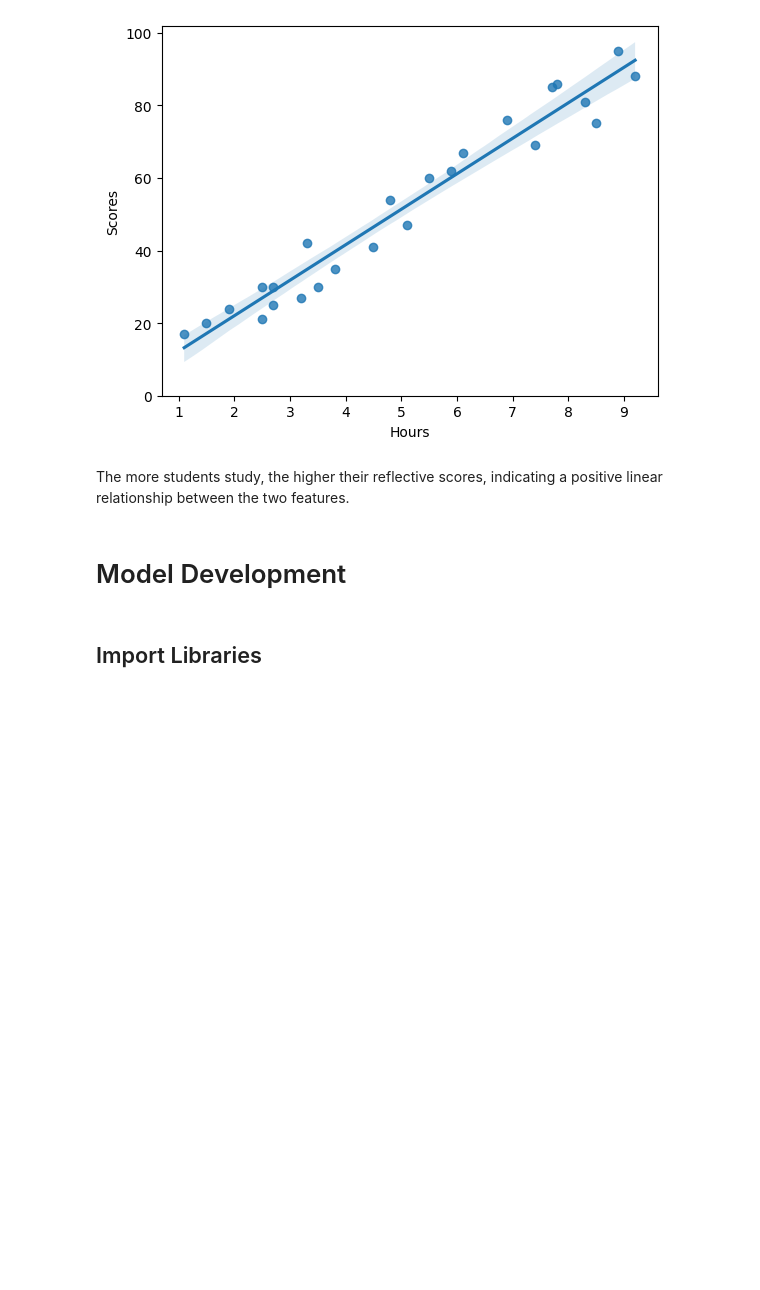
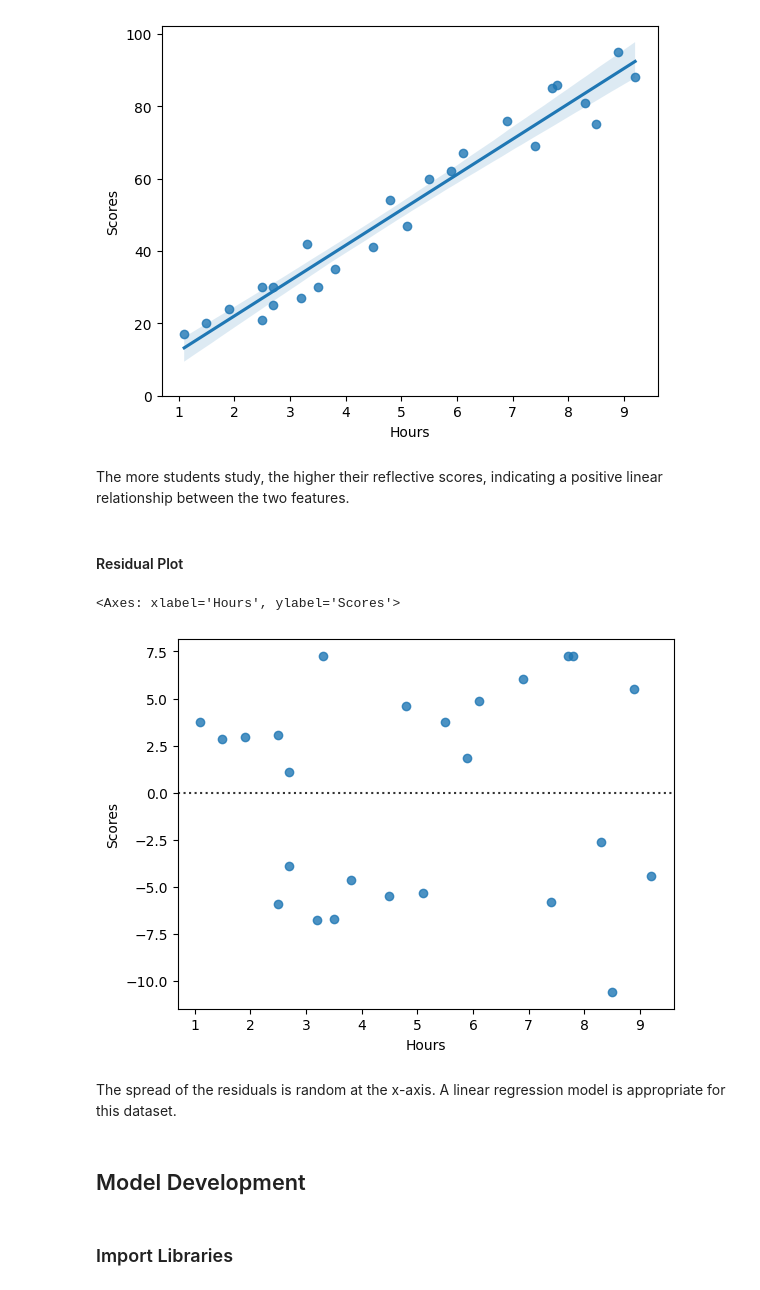
Before and after one commit to omoraisu/TSF-Projects, a Jupyter notebook: Student Score Prediction Using Supervised ML/score_prediction_model.ipynb, the cells around one changed output. Drawn from its saved outputs; the diff is of its cells as text; code cells hidden in the pictures; blank space fills up the shorter version.

Commit message:
added model development, model evaluation, visualization

```diff
--- a/Student Score Prediction Using Supervised ML/score_prediction_model.ipynb
+++ b/Student Score Prediction Using Supervised ML/score_prediction_model.ipynb
@@ -81,9 +94,18 @@ plt.ylim(0,)
 [figure]
 # %% [markdown]
 The more students study, the higher their reflective scores, indicating a positive linear relationship between the two features.
+# %% [markdown]
+#### Residual Plot
+# %%
+sns.residplot(x=student_data['Hours'], y=student_data['Scores'])
+# %% [output]
+<Axes: xlabel='Hours', ylabel='Scores'>
+[figure, added]
+# %% [markdown]
+The spread of the residuals is random at the x-axis. A linear regression model is appropriate for this dataset.
 # %% [markdown]
-# Model Development
+## Model Development
 # %% [markdown]
-## Import Libraries
+### Import Libraries
 # %%
 from sklearn.linear_model import LinearRegression
```
Also changed, not shown: parts of 40 cells of this notebook.
